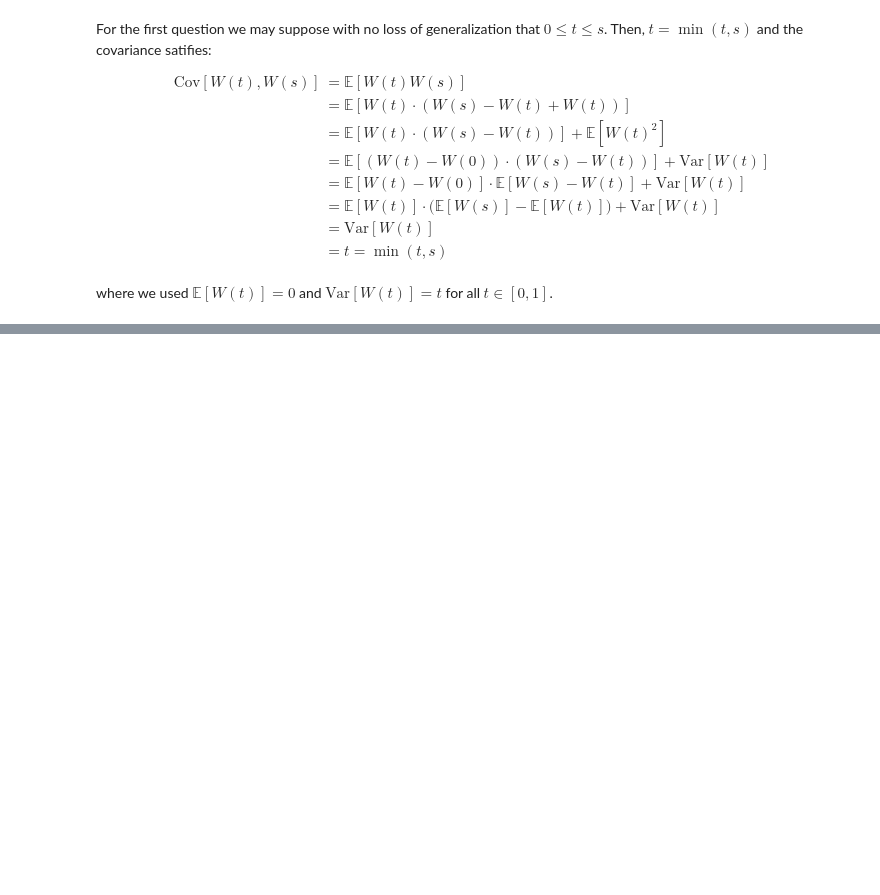
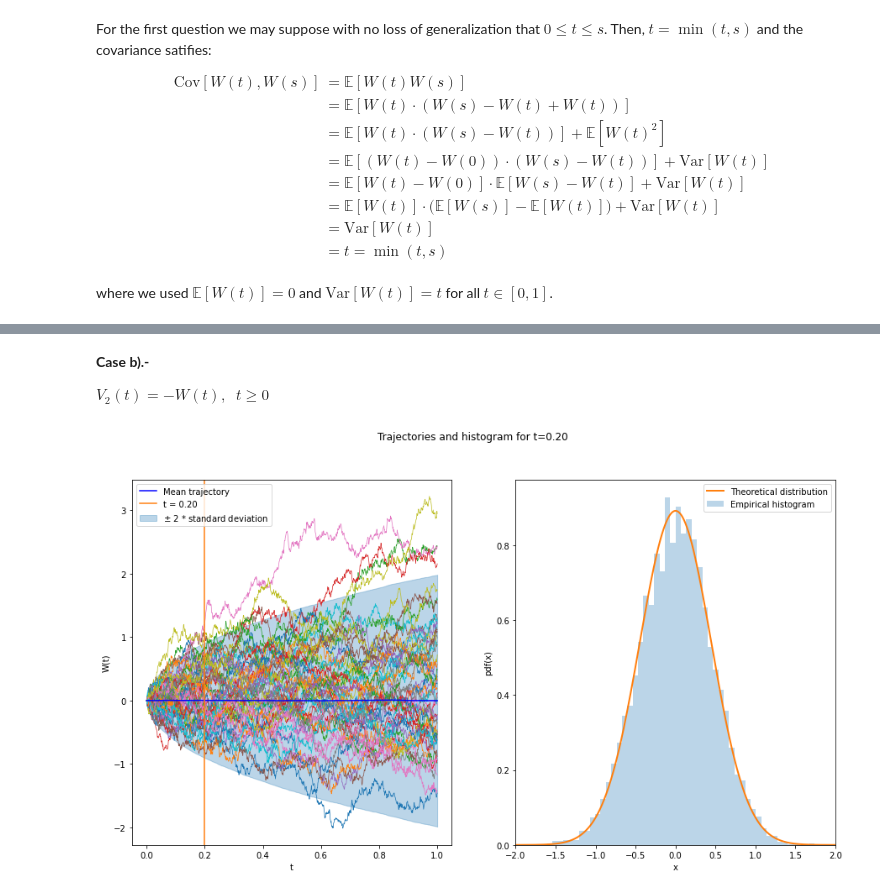
Before and after one commit to Ocete/mcd-pe-continuo, a Jupyter notebook: P1/ejercicios.ipynb, the cells around one changed output, grey strips where cells are left out. Drawn from its saved outputs; the diff is of its cells as text; code cells hidden in the pictures; blank space fills up the shorter version.

```diff
--- a/P1/ejercicios.ipynb
+++ b/P1/ejercicios.ipynb
@@ -647,0 +636,9 @@ ex.plot_trajectories_and_hist(ts, trajectories, 700, hist_xlims=[-2,2])
+# %% [markdown]
+**Case b).-**
+
+$V_2(t) = -W(t), \; \; t \geq 0$
+# %%
+V2 = - W1
+ex.plot_trajectories_and_hist(ts, V2, 200, hist_xlims=[-2,2])
+# %% [output]
+[figure, added]
```
Also changed, not shown: parts of 21 cells of this notebook, 1 other file.
